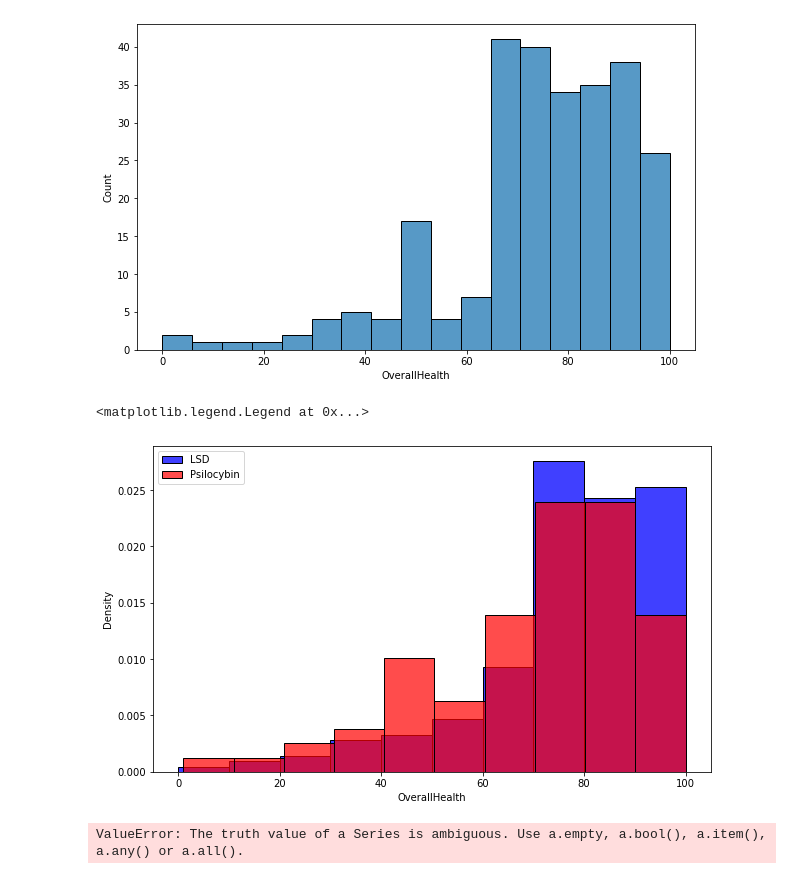
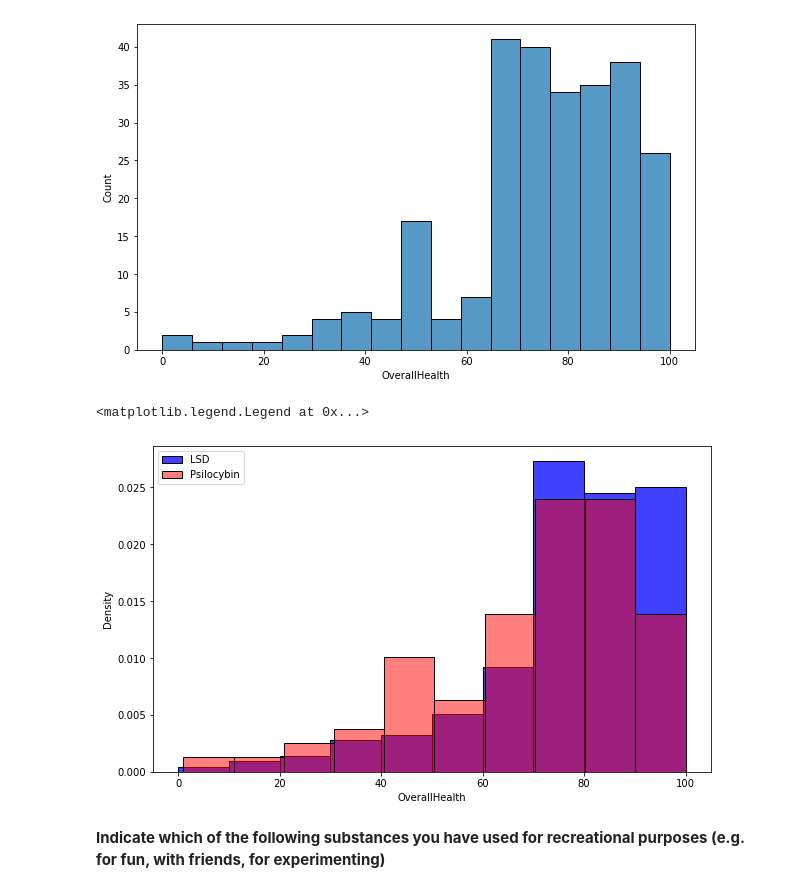
Before and after one commit to dan1dr/microdosing, a Jupyter notebook: notebooks/2.EDA.ipynb, the cells around one changed output. Cells and saved outputs as stored; diff of their text form; code cells hidden in the pictures.

```diff
--- a/notebooks/2.EDA.ipynb
+++ b/notebooks/2.EDA.ipynb
@@ -676,15 +689,10 @@ health_psilocybin = data[data['Substance_2']==1]['OverallHealth']
 # %%
 plt.figure(figsize=(10,6))
 sns.histplot(data=data,x=health_lsd,stat="density", color='blue', bins=10)
-sns.histplot(data=data,x=health_psilocybin, stat="density", color='red', bins=10, alpha=0.7)
+sns.histplot(data=data,x=health_psilocybin, stat="density", color='red', bins=10, alpha=0.5)
 plt.legend(['LSD', 'Psilocybin'], loc='upper left')
 # %% [output]
 <matplotlib.legend.Legend at 0x...>
-[figure, old version]
+[figure, new version]
-# %%
-def column_drug(dataframe):
-    for i in dataframe:
-        if i == 'Substance'
-        dataframe['Drug']
-# %% [output]
-ValueError: The truth value of a Series is ambiguous. Use a.empty, a.bool(), a.item(), a.any() or a.all().
+# %% [markdown]
+**Indicate which of the following substances you have used for recreational purposes (e.g. for fun, with friends, for experimenting)**
```
Also changed, not shown: parts of 52 cells of this notebook.
